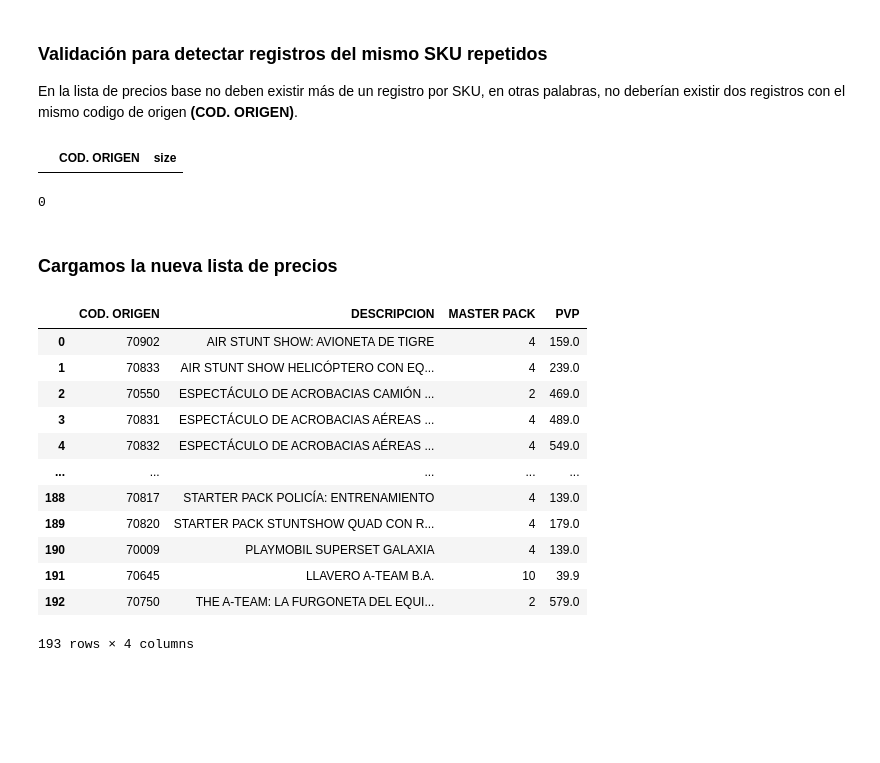
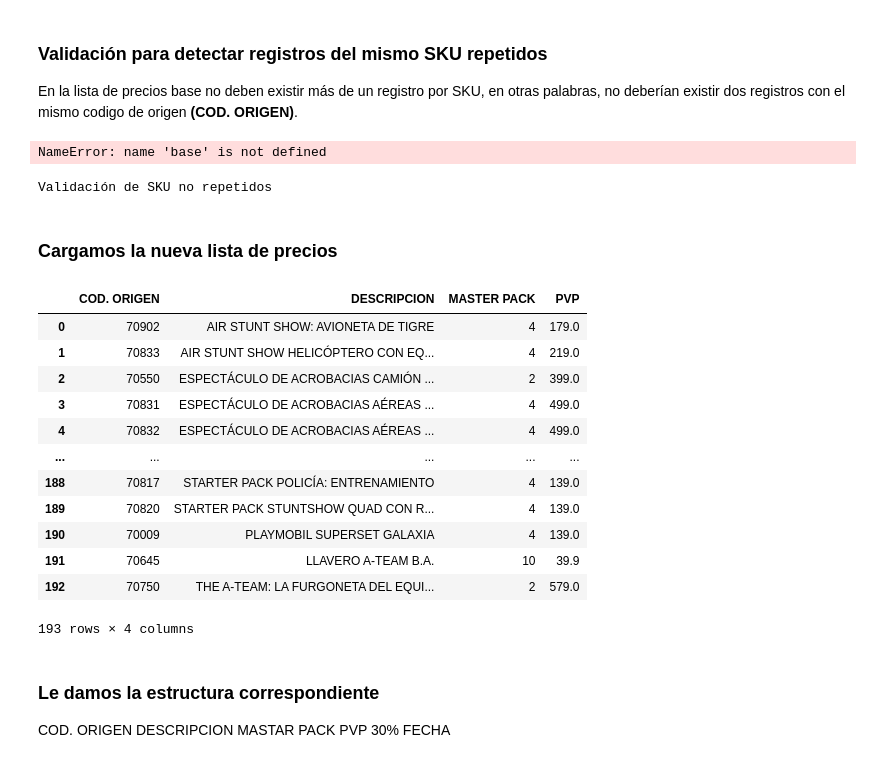
Before and after one commit to axl72/intek-scripts, a Jupyter notebook: update_prices.ipynb, the cells around one changed output. Saved outputs shown, nothing was run; the diff lists cells and outputs as text; code cells hidden in the pictures; blank space fills up the shorter version.

```diff
--- a/update_prices.ipynb
+++ b/update_prices.ipynb
@@ -55,32 +40,37 @@ len(base[base["COD. ORIGEN"].isnull()].index)
 # %% [markdown]
 ### Validación para detectar registros del mismo SKU repetidos
 En la lista de precios base no deben existir más de un registro por SKU, en otras palabras, no deberían existir dos registros con el mismo codigo de origen **(COD. ORIGEN)**.
-# %%
-df = base.groupby(["COD. ORIGEN"], as_index=False).size()
-df[df['size'] != 1]
-# %% [output]
-|  | COD. ORIGEN | size |
+# %%
+df = base.groupby(["COD. ORIGEN"], as_index=False).size()
+df[df['size'] != 1].index
+# %% [output]
+NameError: name 'base' is not defined
 # %%
 df = base.groupby(["COD. ORIGEN"], as_index=False).size()
-len(df[df['size'] != 1].index)
+if len(df[df['size'] != 1].index) > 0:
+    raise Exception("Existen SKU repetidos")
+print("Validación de SKU no repetidos")
 # %% [output]
-0
+Validación de SKU no repetidos
 # %% [markdown]
 ### Cargamos la nueva lista de precios
 # %%
-nueva_lista = pd.read_excel('LISTA_NUEVA.xlsx')
+nueva_lista = pd.read_excel('C:/Users/abernabel/Desktop/virus/nuevo.xlsx')
 nueva_lista
 # %% [output]
 |  | COD. ORIGEN | DESCRIPCION | MASTER PACK | PVP |
-| 0 | 70902 | AIR STUNT SHOW: AVIONETA DE TIGRE | 4 | 159.0 |
-| 1 | 70833 | AIR STUNT SHOW HELICÓPTERO CON EQ... | 4 | 239.0 |
-| 2 | 70550 | ESPECTÁCULO DE ACROBACIAS CAMIÓN ... | 2 | 469.0 |
-| 3 | 70831 | ESPECTÁCULO DE ACROBACIAS AÉREAS ... | 4 | 489.0 |
-| 4 | 70832 | ESPECTÁCULO DE ACROBACIAS AÉREAS ... | 4 | 549.0 |
+| 0 | 70902 | AIR STUNT SHOW: AVIONETA DE TIGRE | 4 | 179.0 |
+| 1 | 70833 | AIR STUNT SHOW HELICÓPTERO CON EQ... | 4 | 219.0 |
+| 2 | 70550 | ESPECTÁCULO DE ACROBACIAS CAMIÓN ... | 2 | 399.0 |
+| 3 | 70831 | ESPECTÁCULO DE ACROBACIAS AÉREAS ... | 4 | 499.0 |
+| 4 | 70832 | ESPECTÁCULO DE ACROBACIAS AÉREAS ... | 4 | 499.0 |
 | ... | ... | ... | ... | ... |
 | 188 | 70817 | STARTER PACK POLICÍA: ENTRENAMIENTO | 4 | 139.0 |
-| 189 | 70820 | STARTER PACK STUNTSHOW QUAD CON R... | 4 | 179.0 |
+| 189 | 70820 | STARTER PACK STUNTSHOW QUAD CON R... | 4 | 139.0 |
 | 190 | 70009 | PLAYMOBIL SUPERSET GALAXIA | 4 | 139.0 |
 | 191 | 70645 | LLAVERO A-TEAM B.A. | 10 | 39.9 |
 | 192 | 70750 | THE A-TEAM: LA FURGONETA DEL EQUI... | 2 | 579.0 |
 193 rows × 4 columns
+# %% [markdown]
+### Le damos la estructura correspondiente
+COD. ORIGEN DESCRIPCION MASTAR PACK PVP 30% FECHA
```
Also changed, not shown: parts of 21 cells of this notebook, 2 other files.
